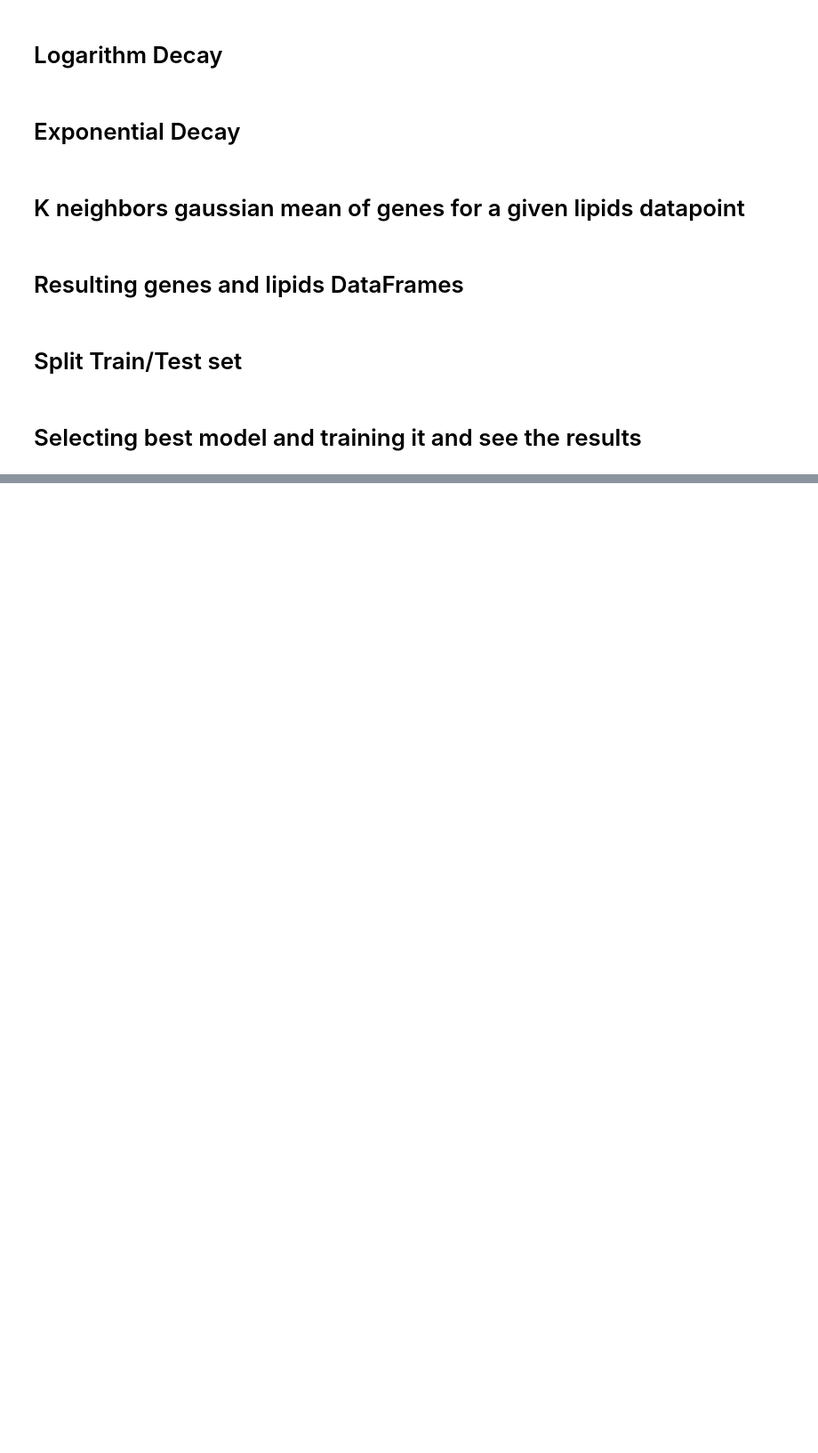
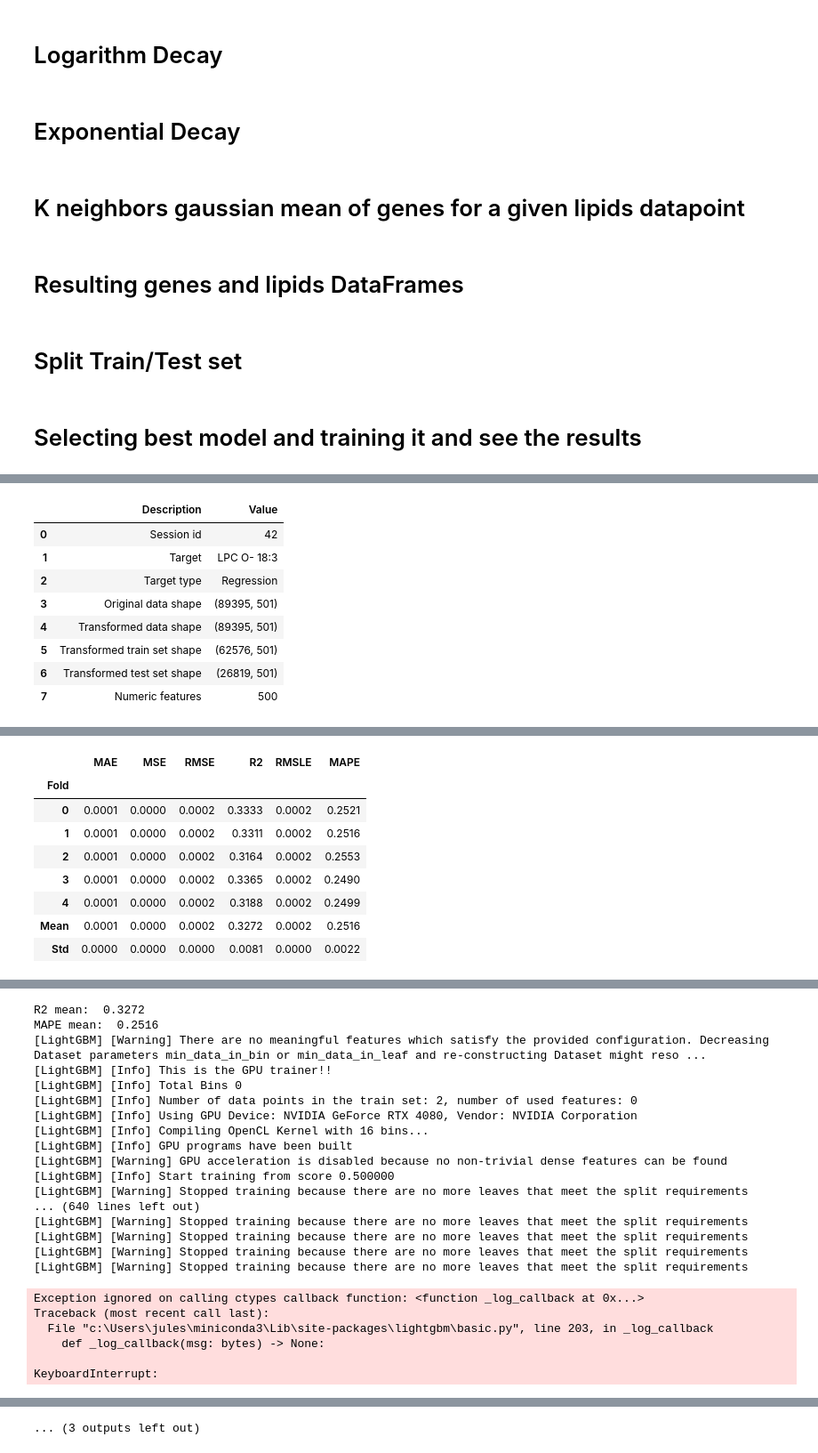
Before and after one commit to CS-433/ml-project-2-genelipids, a Jupyter notebook: models.ipynb, the cells around one changed output, grey strips where cells are left out. Shown: that part at 89% size. Drawn from its saved outputs; the diff is of its cells as text; code cells hidden in the pictures; blank space fills up the shorter version.

```diff
--- a/models.ipynb
+++ b/models.ipynb
@@ -235,6 +235,8 @@ y_test.to_parquet('data/test_targets.parquet', engine='pyarrow')
 # %% [markdown]
 # Selecting best model and training it and see the results
 # %%
+results_df = pd.DataFrame(columns=['Lipid', 'R2_mean', 'MAPE_mean'])
+
 for i in tqdm(range(len(y_train.columns)), desc='Processing Lipids'):
     # Extract the column name for the current index
     lipid_name = y_train.columns[i]
@@ -257,10 +259,8 @@ for i in tqdm(range(len(y_train.columns)), desc='Processing Lipids'):
     r2_mean = metrics.loc['Mean','R2']
     mape_mean = metrics.loc['Mean', 'MAPE']
 
-    print("R2 mean: ", r2_mean)
-    print("MAPE mean: ", mape_mean)
-
     # Append the results to the DataFrame
     results_df = results_df.append({'Lipid': lipid_name, 'R2_mean': r2_mean, 'MAPE_mean': mape_mean}, ignore_index=True)
 
 results_df.to_csv('results.csv')
+# %% [output]
@@ -266,0 +284,9 @@ results_df.to_csv('results.csv')
+|  | Description | Value |
+| 0 | Session id | 42 |
+| 1 | Target | LPC O- 18:3 |
+| 2 | Target type | Regression |
+| 3 | Original data shape | (89395, 501) |
+| 4 | Transformed data shape | (89395, 501) |
+| 5 | Transformed train set shape | (62576, 501) |
+| 6 | Transformed test set shape | (26819, 501) |
+| 7 | Numeric features | 500 |
@@ -266,0 +311,9 @@ results_df.to_csv('results.csv')
+|  | MAE | MSE | RMSE | R2 | RMSLE | MAPE |
+| Fold |  |  |  |  |  |  |
+| 0 | 0.0001 | 0.0000 | 0.0002 | 0.3333 | 0.0002 | 0.2521 |
+| 1 | 0.0001 | 0.0000 | 0.0002 | 0.3311 | 0.0002 | 0.2516 |
+| 2 | 0.0001 | 0.0000 | 0.0002 | 0.3164 | 0.0002 | 0.2553 |
+| 3 | 0.0001 | 0.0000 | 0.0002 | 0.3365 | 0.0002 | 0.2490 |
+| 4 | 0.0001 | 0.0000 | 0.0002 | 0.3188 | 0.0002 | 0.2499 |
+| Mean | 0.0001 | 0.0000 | 0.0002 | 0.3272 | 0.0002 | 0.2516 |
+| Std | 0.0000 | 0.0000 | 0.0000 | 0.0081 | 0.0000 | 0.0022 |
@@ -266,0 +321,23 @@ results_df.to_csv('results.csv')
+R2 mean:  0.3272
+MAPE mean:  0.2516
+[LightGBM] [Warning] There are no meaningful features which satisfy the provided configuration. Decreasing Dataset parameters min_data_in_bin or min_data_in_leaf and re-constructing Dataset might reso ...
+[LightGBM] [Info] This is the GPU trainer!!
+[LightGBM] [Info] Total Bins 0
+[LightGBM] [Info] Number of data points in the train set: 2, number of used features: 0
+[LightGBM] [Info] Using GPU Device: NVIDIA GeForce RTX 4080, Vendor: NVIDIA Corporation
+[LightGBM] [Info] Compiling OpenCL Kernel with 16 bins...
+[LightGBM] [Info] GPU programs have been built
+[LightGBM] [Warning] GPU acceleration is disabled because no non-trivial dense features can be found
+[LightGBM] [Info] Start training from score 0.500000
+[LightGBM] [Warning] Stopped training because there are no more leaves that meet the split requirements
+... (640 lines left out)
+[LightGBM] [Warning] Stopped training because there are no more leaves that meet the split requirements
+[LightGBM] [Warning] Stopped training because there are no more leaves that meet the split requirements
+[LightGBM] [Warning] Stopped training because there are no more leaves that meet the split requirements
+[LightGBM] [Warning] Stopped training because there are no more leaves that meet the split requirements
+Exception ignored on calling ctypes callback function: <function _log_callback at 0x...>
+Traceback (most recent call last):
+  File "c:\Users\jules\miniconda3\Lib\site-packages\lightgbm\basic.py", line 203, in _log_callback
+    def _log_callback(msg: bytes) -> None:
+
+KeyboardInterrupt:
@@ -266,0 +388 @@ results_df.to_csv('results.csv')
+... (3 outputs left out)
```
Also changed, not shown: parts of 1 cell of this notebook.
